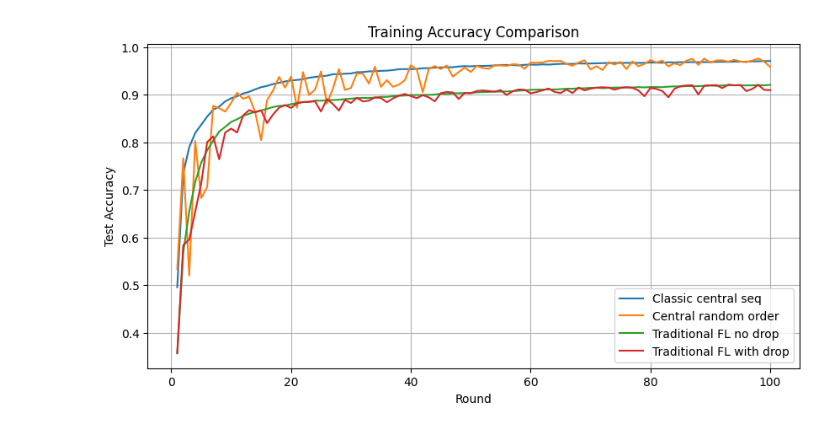
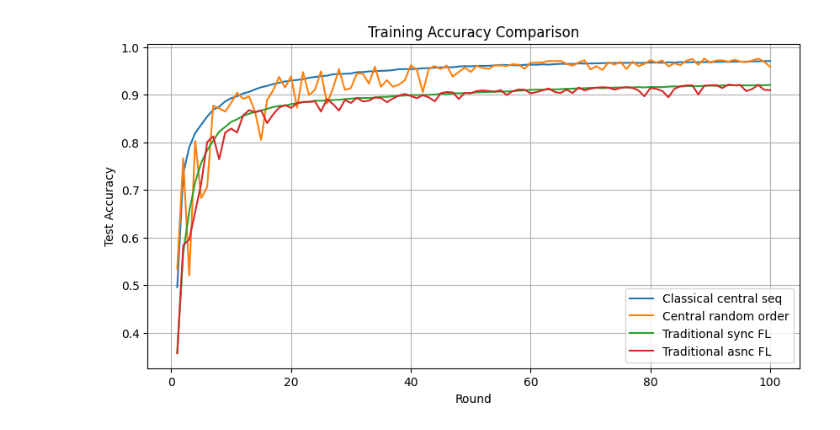
Before and after one commit to tengfeian/fl-with-dag, a Jupyter notebook: dag-fl/figures.ipynb, the cells around one changed output. Cells and saved outputs as stored; diff of their text form; code cells hidden in the pictures.

```diff
--- a/dag-fl/figures.ipynb
+++ b/dag-fl/figures.ipynb
@@ -5,19 +5,19 @@ rounds = 100
 
 classic_seq_accs = [0.4958,0.7344,0.7896,0.8197,0.837,0.8542,0.8686,0.875,0.886,0.8926,0.8969,0.9027,0.9061,0.9113,0.9158,0.9186,0.9224,0.9252,0.9279,0.9299,0.9311,0.9327,0.9357,0.9373,0.939,0.94,0.9431,0.9432,0.9442,0.9447,0.9474,0.9477,0.9491,0.9494,0.9502,0.9506,0.9518,0.9536,0.9539,0.9538,0.9544,0.9556,0.9559,0.9569,0.9574,0.9579,0.9578,0.9593,0.9601,0.9596,0.9607,0.9605,0.9608,0.9615,0.9625,0.9624,0.9622,0.9616,0.9628,0.9632,0.9629,0.9637,0.9632,0.9641,0.9648,0.9649,0.9646,0.9657,0.9654,0.9656,0.9659,0.9663,0.9666,0.9668,0.9666,0.9669,0.9669,0.9668,0.9669,0.9676,0.9673,0.9672,0.9681,0.9677,0.9684,0.9681,0.9684,0.9683,0.9685,0.9687,0.9689,0.9692,0.9689,0.9694,0.9694,0.9692,0.97,0.9702,0.9706,0.9708]
 central_rand_accs = [0.5342,0.7666,0.5202,0.8029,0.6829,0.7064,0.8768,0.8715,0.8646,0.8828,0.9041,0.8915,0.8961,0.864,0.8048,0.8887,0.909,0.9375,0.9151,0.9384,0.8727,0.9476,0.8993,0.9107,0.9491,0.8813,0.9131,0.954,0.9101,0.9141,0.9448,0.9442,0.9234,0.9589,0.9166,0.9307,0.9167,0.9211,0.9306,0.9619,0.9529,0.9054,0.9546,0.9601,0.954,0.9613,0.9381,0.9477,0.9572,0.9478,0.9607,0.9561,0.9546,0.962,0.9614,0.9604,0.964,0.9632,0.9546,0.9673,0.9672,0.9678,0.971,0.9705,0.9711,0.9646,0.9609,0.9677,0.9724,0.9533,0.9598,0.952,0.9683,0.9633,0.9689,0.954,0.9698,0.9598,0.9647,0.9727,0.9677,0.9717,0.9594,0.966,0.962,0.9714,0.9752,0.9627,0.976,0.9673,0.972,0.9723,0.9694,0.9733,0.9698,0.9685,0.9717,0.9761,0.9695,0.9584]
-traditional_fl_no_drop_acc = [0.3568,0.5682,0.6549,0.7166,0.7571,0.7834,0.8034,0.8226,0.8325,0.8429,0.8485,0.8555,0.8601,0.8641,0.8668,0.8704,0.8742,0.8765,0.8771,0.8802,0.8825,0.8843,0.8849,0.8877,0.8874,0.8884,0.889,0.8895,0.8909,0.8918,0.8929,0.8933,0.8931,0.8939,0.8956,0.8955,0.8969,0.8976,0.8984,0.8994,0.8994,0.8996,0.8998,0.9003,0.9021,0.9013,0.9031,0.9032,0.9036,0.9038,0.9051,0.9056,0.9059,0.9066,0.9066,0.907,0.9074,0.9086,0.9093,0.9103,0.9107,0.9108,0.9113,0.9111,0.9118,0.9127,0.9127,0.9135,0.9136,0.9144,0.9148,0.9138,0.9146,0.9151,0.9152,0.9155,0.9153,0.9161,0.9154,0.9163,0.9161,0.916,0.917,0.9176,0.9172,0.9181,0.9182,0.918,0.9187,0.9192,0.9188,0.9195,0.9199,0.9198,0.9199,0.9196,0.9198,0.9204,0.9198,0.9207]
-traditional_fl_with_drop_acc = [0.3574,0.5839,0.596,0.6546,0.7136,0.8006,0.8126,0.7644,0.8206,0.8289,0.8207,0.8564,0.8677,0.863,0.8672,0.8404,0.8586,0.8729,0.8784,0.8723,0.8821,0.8849,0.8852,0.8861,0.8648,0.8909,0.8806,0.8667,0.889,0.8827,0.8936,0.8859,0.8875,0.8945,0.8932,0.8842,0.8921,0.8982,0.9016,0.8973,0.8929,0.899,0.8945,0.8862,0.9032,0.9058,0.9048,0.8911,0.9038,0.9031,0.9078,0.909,0.9079,0.9063,0.9098,0.8994,0.9073,0.911,0.9105,0.9029,0.9057,0.9093,0.9131,0.9059,0.9036,0.9109,0.9036,0.9151,0.9092,0.9128,0.9149,0.9158,0.915,0.9107,0.9143,0.9158,0.9145,0.9091,0.8968,0.9142,0.9123,0.9077,0.8947,0.9123,0.918,0.9194,0.9199,0.9006,0.919,0.9199,0.9202,0.914,0.9213,0.9199,0.9205,0.9077,0.9122,0.9206,0.9103,0.9097]
+traditional_fl_sync_acc = [0.3568,0.5682,0.6549,0.7166,0.7571,0.7834,0.8034,0.8226,0.8325,0.8429,0.8485,0.8555,0.8601,0.8641,0.8668,0.8704,0.8742,0.8765,0.8771,0.8802,0.8825,0.8843,0.8849,0.8877,0.8874,0.8884,0.889,0.8895,0.8909,0.8918,0.8929,0.8933,0.8931,0.8939,0.8956,0.8955,0.8969,0.8976,0.8984,0.8994,0.8994,0.8996,0.8998,0.9003,0.9021,0.9013,0.9031,0.9032,0.9036,0.9038,0.9051,0.9056,0.9059,0.9066,0.9066,0.907,0.9074,0.9086,0.9093,0.9103,0.9107,0.9108,0.9113,0.9111,0.9118,0.9127,0.9127,0.9135,0.9136,0.9144,0.9148,0.9138,0.9146,0.9151,0.9152,0.9155,0.9153,0.9161,0.9154,0.9163,0.9161,0.916,0.917,0.9176,0.9172,0.9181,0.9182,0.918,0.9187,0.9192,0.9188,0.9195,0.9199,0.9198,0.9199,0.9196,0.9198,0.9204,0.9198,0.9207]
+traditional_fl_async_acc = [0.3574,0.5839,0.596,0.6546,0.7136,0.8006,0.8126,0.7644,0.8206,0.8289,0.8207,0.8564,0.8677,0.863,0.8672,0.8404,0.8586,0.8729,0.8784,0.8723,0.8821,0.8849,0.8852,0.8861,0.8648,0.8909,0.8806,0.8667,0.889,0.8827,0.8936,0.8859,0.8875,0.8945,0.8932,0.8842,0.8921,0.8982,0.9016,0.8973,0.8929,0.899,0.8945,0.8862,0.9032,0.9058,0.9048,0.8911,0.9038,0.9031,0.9078,0.909,0.9079,0.9063,0.9098,0.8994,0.9073,0.911,0.9105,0.9029,0.9057,0.9093,0.9131,0.9059,0.9036,0.9109,0.9036,0.9151,0.9092,0.9128,0.9149,0.9158,0.915,0.9107,0.9143,0.9158,0.9145,0.9091,0.8968,0.9142,0.9123,0.9077,0.8947,0.9123,0.918,0.9194,0.9199,0.9006,0.919,0.9199,0.9202,0.914,0.9213,0.9199,0.9205,0.9077,0.9122,0.9206,0.9103,0.9097]
 # %%
 plt.figure(figsize=(10, 5))
-plt.plot(range(1, rounds + 1), classic_seq_accs, label='Classic central seq')
+plt.plot(range(1, rounds + 1), classic_seq_accs, label='Classical central seq')
 plt.plot(range(1, rounds + 1), central_rand_accs, label='Central random order')
-plt.plot(range(1, rounds + 1), traditional_fl_no_drop_acc, label='Traditional FL no drop')
-plt.plot(range(1, rounds + 1), traditional_fl_with_drop_acc, label='Traditional FL with drop')
+plt.plot(range(1, rounds + 1), traditional_fl_sync_acc, label='Traditional sync FL')
+plt.plot(range(1, rounds + 1), traditional_fl_async_acc, label='Traditional asnc FL')
 plt.xlabel("Round")
 plt.ylabel("Test Accuracy")
 plt.title("Training Accuracy Comparison")
 plt.legend()
 plt.grid(True)
 plt.show()
 # %% [output]
-[figure, old version]
+[figure, new version]
```
